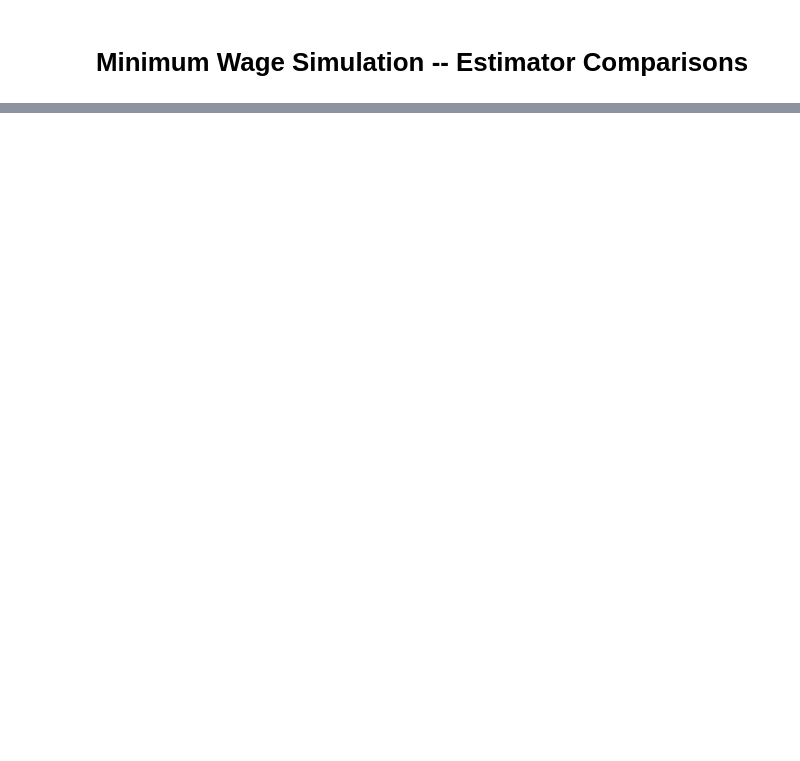
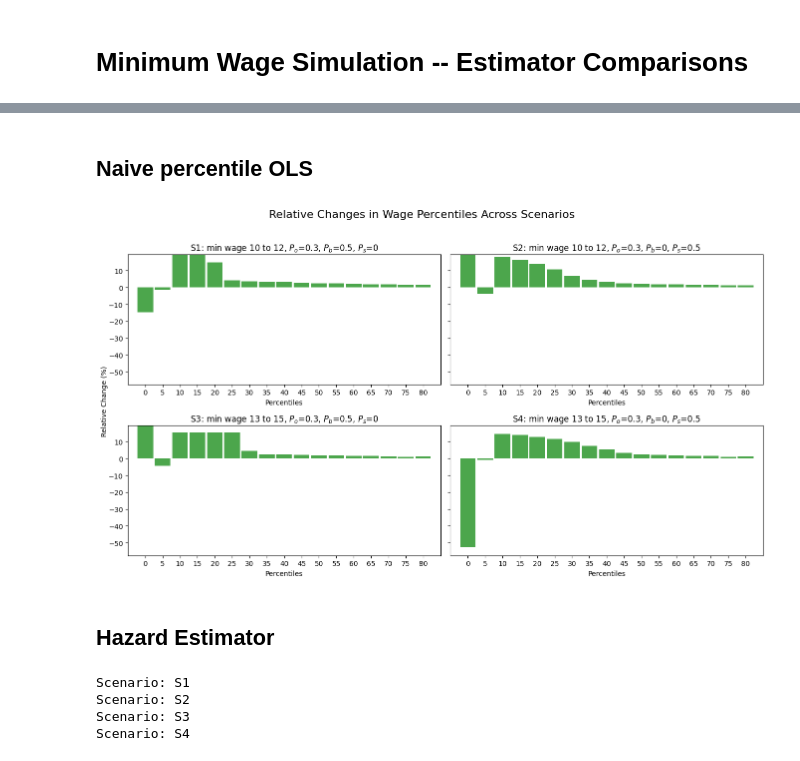
Before and after one commit to boyuchen21/minimum_wage, a Jupyter notebook: codes/compare_estimators.ipynb, the cells around one changed output, grey strips where cells are left out. Cells and saved outputs as stored; diff of their text form; code cells hidden in the pictures; blank space fills up the shorter version.

```diff
--- a/codes/compare_estimators.ipynb
+++ b/codes/compare_estimators.ipynb
@@ -11,7 +22,10 @@ from codes.simulation_functions import *
 # %%
+# Function to apply Cengiz method for employment changes and wage effects
+def cengiz_method(log_wages, scenario):
+    real_m_pre, real_m_post, P_o, P_b, P_s = scenario
+    m_pre = np.log(real_m_pre)
+    m_post = np.log(real_m_post)
 
-# Function to apply Cengiz method for employment changes and wage effects
-def cengiz_method(log_wages, m_pre, m_post, P_o=0.2, P_b=0, P_s=0.5):
     df_pre = impose_minimum_wage(log_wages, m_pre, P_o, P_b, P_s)
     df_post = impose_minimum_wage(log_wages, m_post, P_o, P_b, P_s)
 
@@ -21,8 +35,8 @@ def cengiz_method(log_wages, m_pre, m_post, P_o=0.2, P_b=0, P_s=0.5):
     df_pre['real_wages'] = to_real_scale(df_pre['adjusted_log_wages'])
     df_post['real_wages'] = to_real_scale(df_post['adjusted_log_wages'])
 
-    # Define the median of the pre-wage distribution (Wbar)
-    Wbar = df_pre['real_wages'].median()
+    # Define the 75 percentile of the pre-wage distribution (Wbar)
+    Wbar = df_pre['real_wages'].quantile(0.75)
 
     bin_width = 0.25
 
@@ -54,8 +68,8 @@ def cengiz_method(log_wages, m_pre, m_post, P_o=0.2, P_b=0, P_s=0.5):
     post_counts = post_counts.reindex_like(pre_counts).fillna(0)
 
     # Create a boolean mask for intervals where the left edge is greater than or equal to m_post
-    mask_post = np.array([interval.left >= np.exp(m_post) for interval in post_counts.index])
-    mask_pre = np.array([interval.left >= np.exp(m_post) for interval in pre_counts.index])
+    mask_post = np.array([interval.left >= np.exp(m_post).round(3) for interval in post_counts.index])
+    mask_pre = np.array([interval.left >= np.exp(m_post).round(3) for interval in pre_counts.index])
 
     # Calculate excess and missing jobs, only considering bins below Wbar
     Δa = post_counts[mask_post].sum() - pre_counts[mask_pre].sum()
@@ -94,8 +108,3 @@ def cengiz_method(log_wages, m_pre, m_post, P_o=0.2, P_b=0, P_s=0.5):
         'pre_counts': pre_counts,
         'post_counts': post_counts
     }
-
-# Example usage
-log_wages = generate_log_wages(1000)
-result = cengiz_method(log_wages, np.log(10), np.log(12))
-print(result)
@@ -308,0 +195,2 @@ percentage_change_average_wage_affected = (new_average_wage_affected - average_a
+# %% [markdown]
+## Naive percentile OLS
@@ -308,0 +228,34 @@ percentage_change_average_wage_affected = (new_average_wage_affected - average_a
+# %%
+# Define the figure and axes for subplots
+fig, axes = plt.subplots(2, 2, figsize=(14, 8), sharey=True)
+
+# Flatten axes for easy iteration
+axes = axes.flatten()
+
+# Generate and plot results for each scenario
+for i, (scenario_name, params) in enumerate(scenarios.items()):
+    pre_percentiles, post_percentiles, _, _, x_limit = calculate_percentiles(log_wages, params)
+    relative_changes = (post_percentiles - pre_percentiles) / pre_percentiles * 100
+
+    ax = axes[i]
+    percentiles = np.arange(0, 85, 5)
+
+    ax.bar(percentiles, relative_changes, width=4.5, alpha=0.7, color='green')
+    ax.set_xlabel('Percentiles')
+    # ax.set_ylabel('Relative Change (%)')
+    ax.set_title(f'{scenario_name}: min wage {params[0]} to {params[1]}, $P_o$={params[2]}, $P_b$={params[3]}, $P_s$={params[4]}')
+    ax.set_xticks(percentiles)
+    ax.set_xlim([-5, 85])
+    ax.set_ylim([min(relative_changes) - 5, max(relative_changes) + 5])
+
+# Set the main title
+plt.suptitle('Relative Changes in Wage Percentiles Across Scenarios', fontsize=16)
+fig.text(0.04, 0.5, 'Relative Change (%)', va='center', rotation='vertical')
+
+# Adjust layout
+plt.tight_layout(rect=[0.04, 0.04, 1, 0.96])
+plt.show()
+# %% [output]
+[figure, added]
+# %% [markdown]
+## Hazard Estimator
@@ -308,0 +342,12 @@ percentage_change_average_wage_affected = (new_average_wage_affected - average_a
+# %%
+# loop through the scenarios
+for scenario, params in scenarios.items():
+    real_m_pre, real_m_post, P_o, P_b, P_s = params
+    df_grouped = prepare_hazard_var(log_wages, real_m_pre, real_m_post, P_o, P_b, P_s)
+    print(f"Scenario: {scenario}")
+    df_grouped.to_stata(f'data/df_grouped_{scenario}.dta')
+# %% [output]
+Scenario: S1
+Scenario: S2
+Scenario: S3
+Scenario: S4
```
Also changed, not shown: parts of 18 cells of this notebook, 13 other files.
